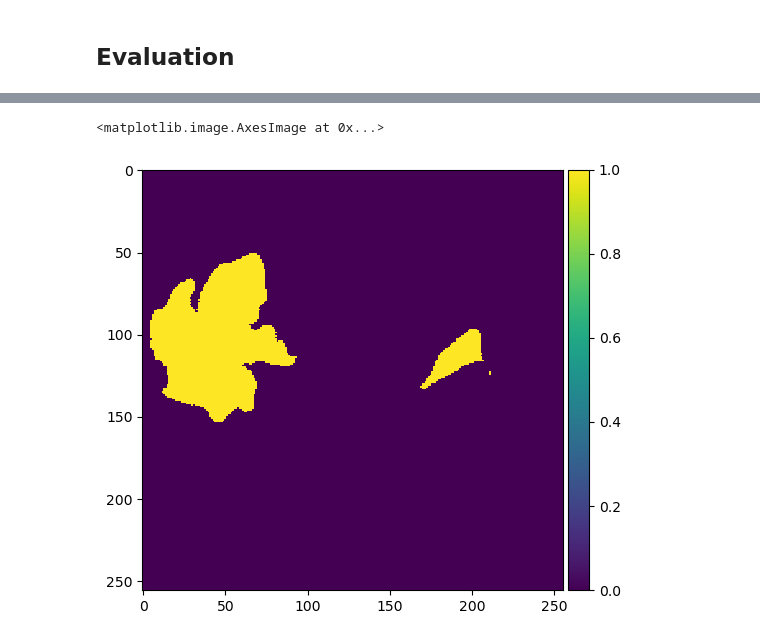
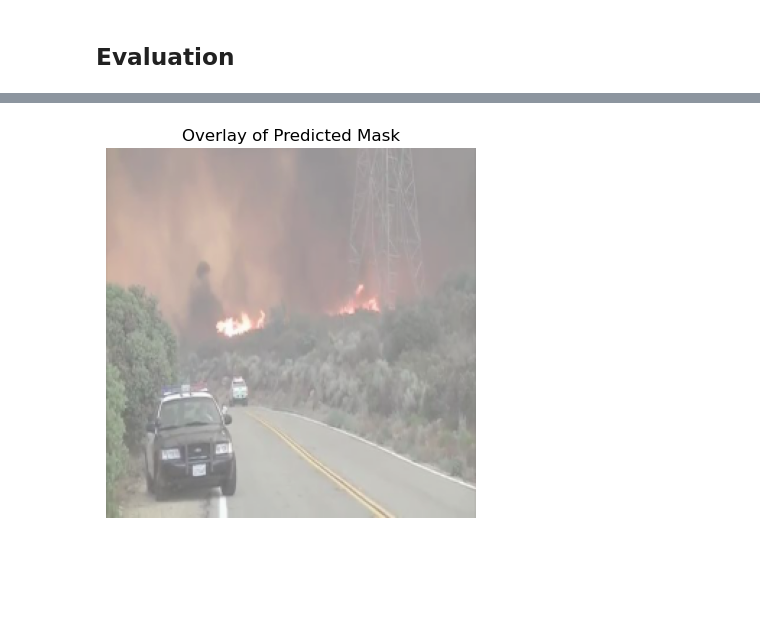
Before and after one commit to ivyn-yak/scdf-dell-2024, a Jupyter notebook: fire segmentation.ipynb, the cells around one changed output, grey strips where cells are left out. Saved outputs shown, nothing was run; the diff lists cells and outputs as text; code cells hidden in the pictures; blank space fills up the shorter version.

```diff
--- a/fire segmentation.ipynb
+++ b/fire segmentation.ipynb
@@ -255,5 +270,21 @@ imshow(np.squeeze(Y_test[ix]))
 # %%
-imshow(np.squeeze(preds_test_t[ix]))
+# imshow(np.squeeze(preds_test_t[ix]))
-# %% [output]
-<matplotlib.image.AxesImage at 0x...>
-[figure, removed]
+# %%
+original_img = X_test[ix]
+predicted_mask = preds_test_t[ix]
+
+if predicted_mask.shape[-1] == 1:
+    predicted_mask = np.squeeze(predicted_mask, axis=-1)
+
+# Display the original image
+plt.imshow(original_img)
+plt.title("Original Image")
+plt.axis('off')
+
+# Overlay the mask on top of the image with a transparency
+plt.imshow(predicted_mask, alpha=0.3, cmap='Reds')
+plt.title("Overlay of Predicted Mask")
+plt.axis('off')
+plt.show()
+# %% [output]
+[figure, added]
```
Also changed, not shown: parts of 27 cells of this notebook, 19 other files.
